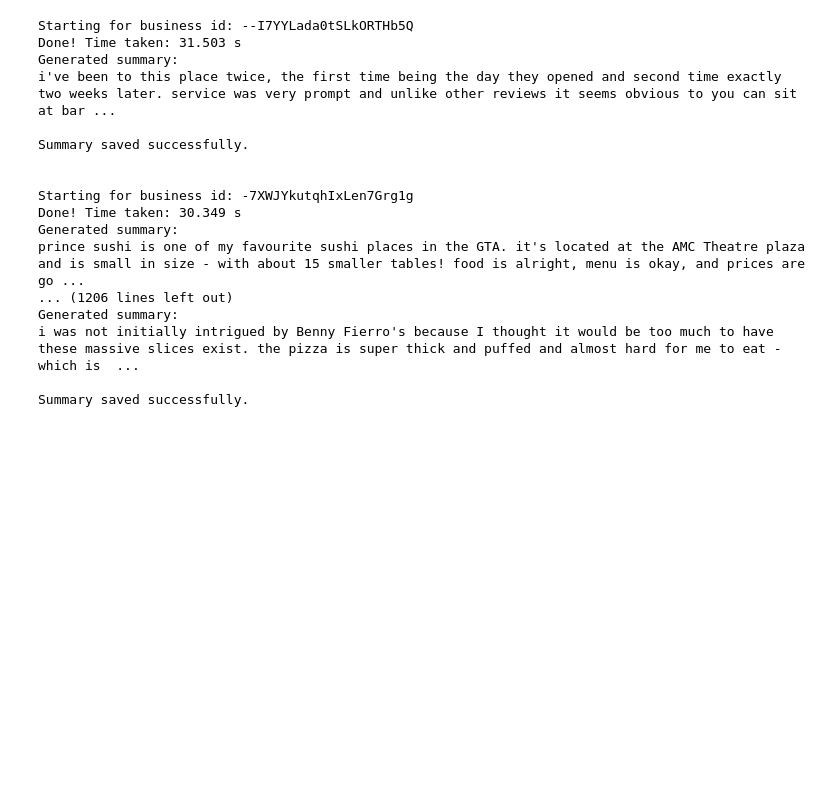
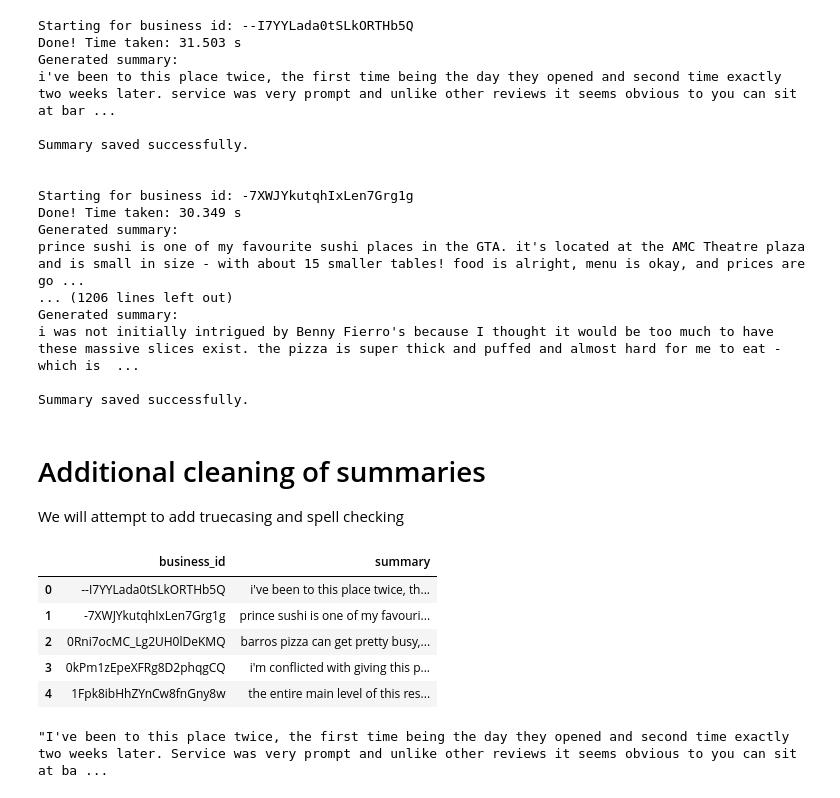
Before and after one commit to ABHISHEK03312/NLP-Assignment1, a Jupyter notebook: Application testing.ipynb, the cells around one changed output. Cells and saved outputs as stored; diff of their text form; code cells hidden in the pictures; blank space fills up the shorter version.

Commit message:
added capitalization

```diff
--- a/Application testing.ipynb
+++ b/Application testing.ipynb
@@ -489,3 +534,16 @@ Generated summary:
 i was not initially intrigued by Benny Fierro's because I thought it would be too much to have these massive slices exist. the pizza is super thick and puffed and almost hard for me to eat - which is  ...
 
 Summary saved successfully.
+# %% [markdown]
+# Additional cleaning of summaries
+We will attempt to add truecasing and spell checking
+# %%
+summary_df = pd.read_csv('generated_reviews.csv')
+summary_df.head()
+# %% [output]
+|  | business_id | summary |
+| 0 | --I7YYLada0tSLkORTHb5Q | i've been to this place twice, th... |
+| 1 | -7XWJYkutqhIxLen7Grg1g | prince sushi is one of my favouri... |
+| 2 | 0Rni7ocMC_Lg2UH0lDeKMQ | barros pizza can get pretty busy,... |
+| 3 | 0kPm1zEpeXFRg8D2phqgCQ | i'm conflicted with giving this p... |
+| 4 | 1Fpk8ibHhZYnCw8fnGny8w | the entire main level of this res... |
@@ -491,0 +568,4 @@ Summary saved successfully.
+# %%
+add_capitalization(summary_df['summary'][0])
+# %% [output]
+"I've been to this place twice, the first time being the day they opened and second time exactly two weeks later. Service was very prompt and unlike other reviews it seems obvious to you can sit at ba ...
```
Also changed, not shown: parts of 8 cells of this notebook, 2 other files.
